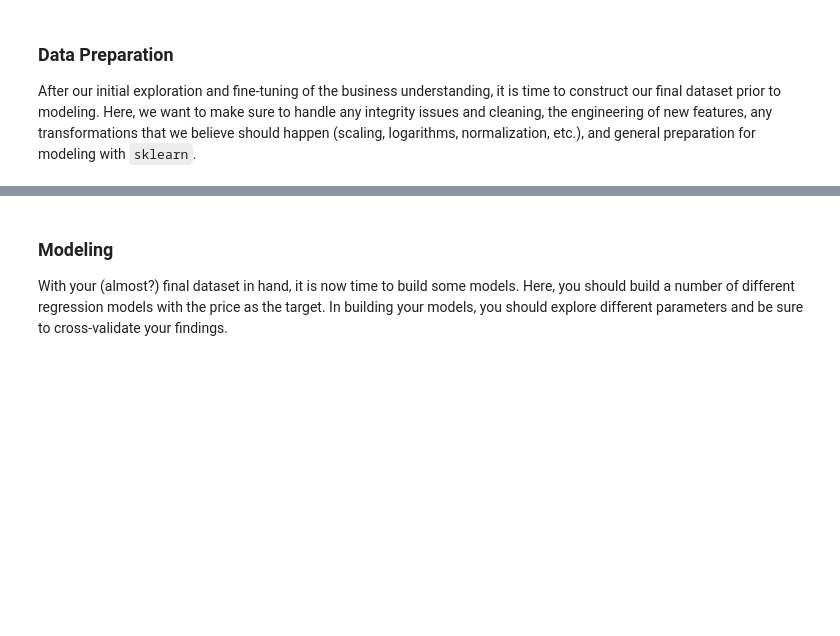
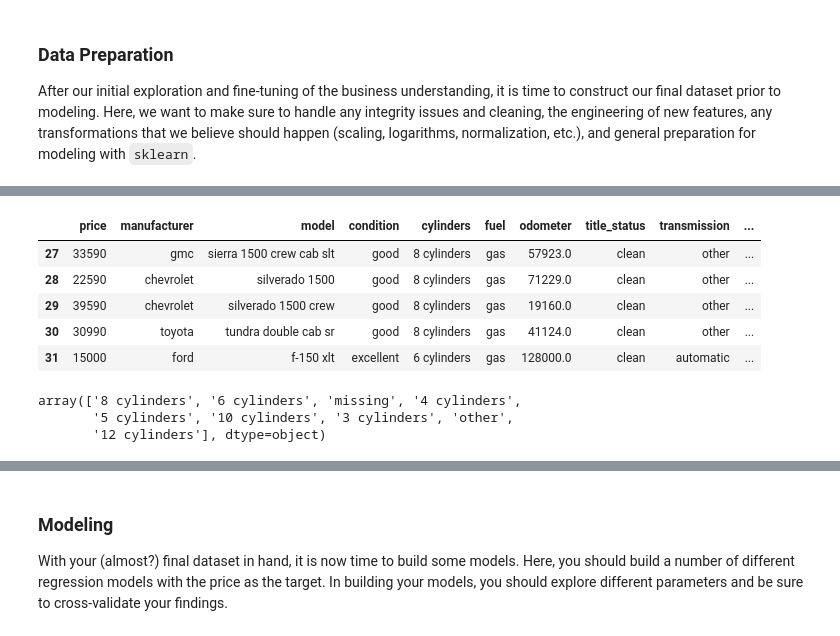
Before and after one commit to cnolan3/used_car_prices, a Jupyter notebook: pa2_starter/prompt_II.ipynb, the cells around one changed output, grey strips where cells are left out. Drawn from its saved outputs; the diff is of its cells as text; code cells hidden in the pictures; blank space fills up the shorter version.

```diff
--- a/pa2_starter/prompt_II.ipynb
+++ b/pa2_starter/prompt_II.ipynb
@@ -36,3 +247,14 @@ After considering the business understanding, we want to get familiar with our d
 ### Data Preparation
 
 After our initial exploration and fine-tuning of the business understanding, it is time to construct our final dataset prior to modeling.  Here, we want to make sure to handle any integrity issues and cleaning, the engineering of new features, any transformations that we believe should happen (scaling, logarithms, normalization, etc.), and general preparation for modeling with `sklearn`.
+# %%
+# dropping unneccessary columns VIN and size
+vehicles_clean = df.drop(columns=['VIN', 'size', 'id', 'region'])
+
+# drop rows containing null from columns with few nulls
+vehicles_clean = vehicles_clean.dropna(subset=['year', 'manufacturer', 'model', 'fuel', 'odometer', 'title_status', 'transmission'])
+
+# replace null values in some columns with 'missing'
+vehicles_clean = vehicles_clean.fillna("missing")
+
+vehicles_clean.info()
@@ -38,0 +279,6 @@ After our initial exploration and fine-tuning of the business understanding, it
+# %%
+# filter the price data, remove zeroes and prices above the 99th percentile
+price_percentile_99 = vehicles_clean['price'].describe(percentiles=[.99])['99%']
+vehicles_clean = vehicles_clean[(vehicles_clean['price'] > 0) & (vehicles_clean['price'] < price_percentile_99)]
+
+vehicles_clean.info()
@@ -38,0 +303,9 @@ After our initial exploration and fine-tuning of the business understanding, it
+# %%
+# filter the odometer values, drop zeroes and cap values above the 99.5th percentile
+od_percentile_995 = vehicles_clean['odometer'].describe(percentiles=[.995])['99.5%']
+vehicles_clean = vehicles_clean[vehicles_clean['odometer'] > 0]
+vehicles_clean['odometer'] = vehicles_clean['odometer'].clip(upper=od_percentile_995)
+
+print(od_percentile_995)
+print(vehicles_clean['odometer'].describe())
+vehicles_clean.info()
@@ -38,0 +330,23 @@ After our initial exploration and fine-tuning of the business understanding, it
+# %%
+# drop rows with year older than 1920
+vehicles_clean = vehicles_clean[vehicles_clean['year'] > 1920]
+
+# create a new column for 'age' and drop the 'year'
+current_year = 2026
+vehicles_clean['age'] = current_year - vehicles_clean['year']
+vehicles_clean = vehicles_clean.drop(columns=['year'])
+
+vehicles_clean.head()
+# %% [output]
+|  | price | manufacturer | model | condition | cylinders | fuel | odometer | title_status | transmission | ... |
+| 27 | 33590 | gmc | sierra 1500 crew cab slt | good | 8 cylinders | gas | 57923.0 | clean | other | ... |
+| 28 | 22590 | chevrolet | silverado 1500 | good | 8 cylinders | gas | 71229.0 | clean | other | ... |
+| 29 | 39590 | chevrolet | silverado 1500 crew | good | 8 cylinders | gas | 19160.0 | clean | other | ... |
+| 30 | 30990 | toyota | tundra double cab sr | good | 8 cylinders | gas | 41124.0 | clean | other | ... |
+| 31 | 15000 | ford | f-150 xlt | excellent | 6 cylinders | gas | 128000.0 | clean | automatic | ... |
+# %%
+vehicles_clean['cylinders'].unique()
+# %% [output]
+array(['8 cylinders', '6 cylinders', 'missing', '4 cylinders',
+       '5 cylinders', '10 cylinders', '3 cylinders', 'other',
+       '12 cylinders'], dtype=object)
```
Also changed, not shown: parts of 21 cells of this notebook.
